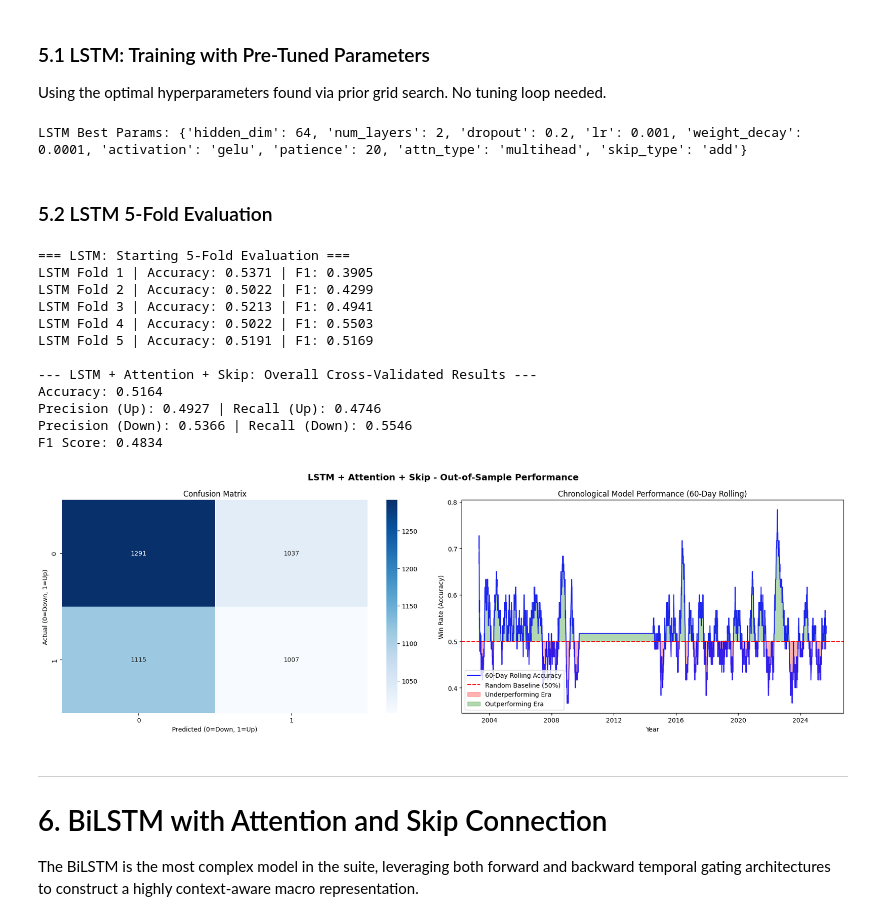
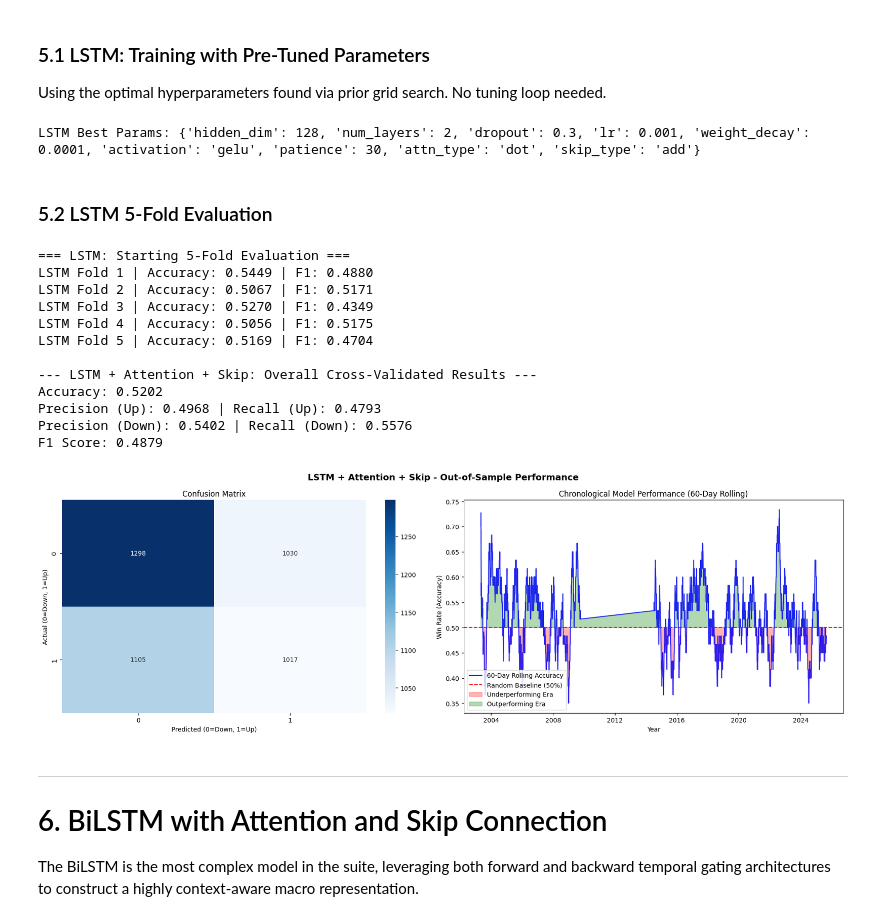
Before and after one commit to IshaPatro/DeepTemporalModelsWithAttentionAndSkipConnectionsForWheatFutures, a Jupyter notebook: DeepTemporalModelsWithAttentionAndSkipConnectionsForWheatFutures.ipynb, the cells around one changed output. Cells and saved outputs as stored; diff of their text form; code cells hidden in the pictures.

```diff
--- a/DeepTemporalModelsWithAttentionAndSkipConnectionsForWheatFutures.ipynb
+++ b/DeepTemporalModelsWithAttentionAndSkipConnectionsForWheatFutures.ipynb
@@ -324,7 +324,7 @@ birnn_best_params = {
 }
 
 lstm_best_params = {
-    'hidden_dim': 64, 'num_layers': 2, 'dropout': 0.3,
+    'hidden_dim': 128, 'num_layers': 2, 'dropout': 0.3,
     'lr': 0.001, 'weight_decay': 0.0001, 'activation': 'gelu',
     'patience': 30, 'attn_type': 'dot', 'skip_type': 'add'
 }
@@ -468,11 +468,19 @@ for fold, (train_index, test_index) in enumerate(tscv.split(X_all)):
     y_train_fold, y_test_fold = y_all[train_index], y_all[test_index]
     current_indices = merged_df.index[LOOKBACK:][test_index]
 
+    # Split training data into train and validation (80/20 split)
+    split_point = int(len(X_train_fold) * 0.8)
+    X_train_s_raw = X_train_fold[:split_point]
+    X_val_s_raw = X_train_fold[split_point:]
+    y_train_raw = y_train_fold[:split_point]
+    y_val_raw = y_train_fold[split_point:]
+
     scaler = StandardScaler()
-    X_train_s = scaler.fit_transform(X_train_fold.reshape(-1, X_train_fold.shape[2])).reshape(X_train_fold.shape)
+    X_train_s = scaler.fit_transform(X_train_s_raw.reshape(-1, X_train_s_raw.shape[2])).reshape(X_train_s_raw.shape)
+    X_val_s = scaler.transform(X_val_s_raw.reshape(-1, X_val_s_raw.shape[2])).reshape(X_val_s_raw.shape)
     X_test_s = scaler.transform(X_test_fold.reshape(-1, X_test_fold.shape[2])).reshape(X_test_fold.shape)
 
-    model = train_rnn_model(X_train_s, y_train_fold, X_test_s, y_test_fold, **rnn_best_params)
+    model = train_rnn_model(X_train_s, y_train_raw, X_val_s, y_val_raw, **rnn_best_params)
     model.eval()
     with torch.no_grad():
         preds_prob = model(torch.tensor(X_test_s, dtype=torch.float32)).squeeze().numpy()
@@ -621,11 +629,19 @@ for fold, (train_index, test_index) in enumerate(tscv.split(X_all)):
     y_train_fold, y_test_fold = y_all[train_index], y_all[test_index]
     current_indices = merged_df.index[LOOKBACK:][test_index]
 
+    # Split training data into train and validation (80/20 split)
+    split_point = int(len(X_train_fold) * 0.8)
+    X_train_s_raw = X_train_fold[:split_point]
+    X_val_s_raw = X_train_fold[split_point:]
+    y_train_raw = y_train_fold[:split_point]
+    y_val_raw = y_train_fold[split_point:]
+
     scaler = StandardScaler()
-    X_train_s = scaler.fit_transform(X_train_fold.reshape(-1, X_train_fold.shape[2])).reshape(X_train_fold.shape)
+    X_train_s = scaler.fit_transform(X_train_s_raw.reshape(-1, X_train_s_raw.shape[2])).reshape(X_train_s_raw.shape)
+    X_val_s = scaler.transform(X_val_s_raw.reshape(-1, X_val_s_raw.shape[2])).reshape(X_val_s_raw.shape)
     X_test_s = scaler.transform(X_test_fold.reshape(-1, X_test_fold.shape[2])).reshape(X_test_fold.shape)
 
-    model = train_birnn_model(X_train_s, y_train_fold, X_test_s, y_test_fold, **birnn_best_params)
+    model = train_birnn_model(X_train_s, y_train_raw, X_val_s, y_val_raw, **birnn_best_params)
     model.eval()
     with torch.no_grad():
         preds_prob = model(torch.tensor(X_test_s, dtype=torch.float32)).squeeze().numpy()
@@ -759,50 +775,58 @@ def train_lstm_model(X_train, y_train, X_val, y_val, hidden_dim=128, num_layers=
 # Skip grid search — use pre-tuned parameters directly
 print(f"LSTM Best Params: {lstm_best_params}")
 # %% [output]
-LSTM Best Params: {'hidden_dim': 64, 'num_layers': 2, 'dropout': 0.2, 'lr': 0.001, 'weight_decay': 0.0001, 'activation': 'gelu', 'patience': 20, 'attn_type': 'multihead', 'skip_type': 'add'}
+LSTM Best Params: {'hidden_dim': 128, 'num_layers': 2, 'dropout': 0.3, 'lr': 0.001, 'weight_decay': 0.0001, 'activation': 'gelu', 'patience': 30, 'attn_type': 'dot', 'skip_type': 'add'}
 # %% [markdown]
 ### 5.2 LSTM 5-Fold Evaluation
 # %%
 tscv = TimeSeriesSplit(n_splits=5)
 lstm_y_true, lstm_y_pred, lstm_y_prob, lstm_indices = [], [], [], []
 
 print("=== LSTM: Starting 5-Fold Evaluation ===")
 for fold, (train_index, test_index) in enumerate(tscv.split(X_all)):
     X_train_fold, X_test_fold = X_all[train_index], X_all[test_index]
     y_train_fold, y_test_fold = y_all[train_index], y_all[test_index]
     current_indices = merged_df.index[LOOKBACK:][test_index]
 
+    # Split training data into train and validation (80/20 split)
+    split_point = int(len(X_train_fold) * 0.8)
+    X_train_s_raw = X_train_fold[:split_point]
+    X_val_s_raw = X_train_fold[split_point:]
+    y_train_raw = y_train_fold[:split_point]
+    y_val_raw = y_train_fold[split_point:]
+
     scaler = StandardScaler()
-    X_train_s = scaler.fit_transform(X_train_fold.reshape(-1, X_train_fold.shape[2])).reshape(X_train_fold.shape)
+    X_train_s = scaler.fit_transform(X_train_s_raw.reshape(-1, X_train_s_raw.shape[2])).reshape(X_train_s_raw.shape)
+    X_val_s = scaler.transform(X_val_s_raw.reshape(-1, X_val_s_raw.shape[2])).reshape(X_val_s_raw.shape)
     X_test_s = scaler.transform(X_test_fold.reshape(-1, X_test_fold.shape[2])).reshape(X_test_fold.shape)
 
-    model = train_lstm_model(X_train_s, y_train_fold, X_test_s, y_test_fold, **lstm_best_params)
+    model = train_lstm_model(X_train_s, y_train_raw, X_val_s, y_val_raw, **lstm_best_params)
     model.eval()
     with torch.no_grad():
         preds_prob = model(torch.tensor(X_test_s, dtype=torch.float32)).squeeze().numpy()
     y_pred, acc, _, _, _, _, f1, _ = evaluate_predictions(y_test_fold, preds_prob)
 
     lstm_y_true.extend(y_test_fold)
     lstm_y_pred.extend(y_pred)
     lstm_y_prob.extend(preds_prob)
     lstm_indices.extend(current_indices)
     print(f"LSTM Fold {fold+1} | Accuracy: {acc:.4f} | F1: {f1:.4f}")
 
 plot_results(lstm_y_true, lstm_y_pred, lstm_y_prob, lstm_indices, "LSTM + Attention + Skip")
 # %% [output]
 === LSTM: Starting 5-Fold Evaluation ===
-LSTM Fold 1 | Accuracy: 0.5371 | F1: 0.3905
-LSTM Fold 2 | Accuracy: 0.5022 | F1: 0.4299
-LSTM Fold 3 | Accuracy: 0.5213 | F1: 0.4941
-LSTM Fold 4 | Accuracy: 0.5022 | F1: 0.5503
-LSTM Fold 5 | Accuracy: 0.5191 | F1: 0.5169
+LSTM Fold 1 | Accuracy: 0.5449 | F1: 0.4880
+LSTM Fold 2 | Accuracy: 0.5067 | F1: 0.5171
+LSTM Fold 3 | Accuracy: 0.5270 | F1: 0.4349
+LSTM Fold 4 | Accuracy: 0.5056 | F1: 0.5175
+LSTM Fold 5 | Accuracy: 0.5169 | F1: 0.4704
 
 --- LSTM + Attention + Skip: Overall Cross-Validated Results ---
-Accuracy: 0.5164
-Precision (Up): 0.4927 | Recall (Up): 0.4746
-Precision (Down): 0.5366 | Recall (Down): 0.5546
-F1 Score: 0.4834
+Accuracy: 0.5202
+Precision (Up): 0.4968 | Recall (Up): 0.4793
+Precision (Down): 0.5402 | Recall (Down): 0.5576
+F1 Score: 0.4879
-[figure, old version]
+[figure, new version]
 # %% [markdown]
 ---
 # 6. BiLSTM with Attention and Skip Connection
```
Also changed, not shown: parts of 2 cells of this notebook, 2 other files.
